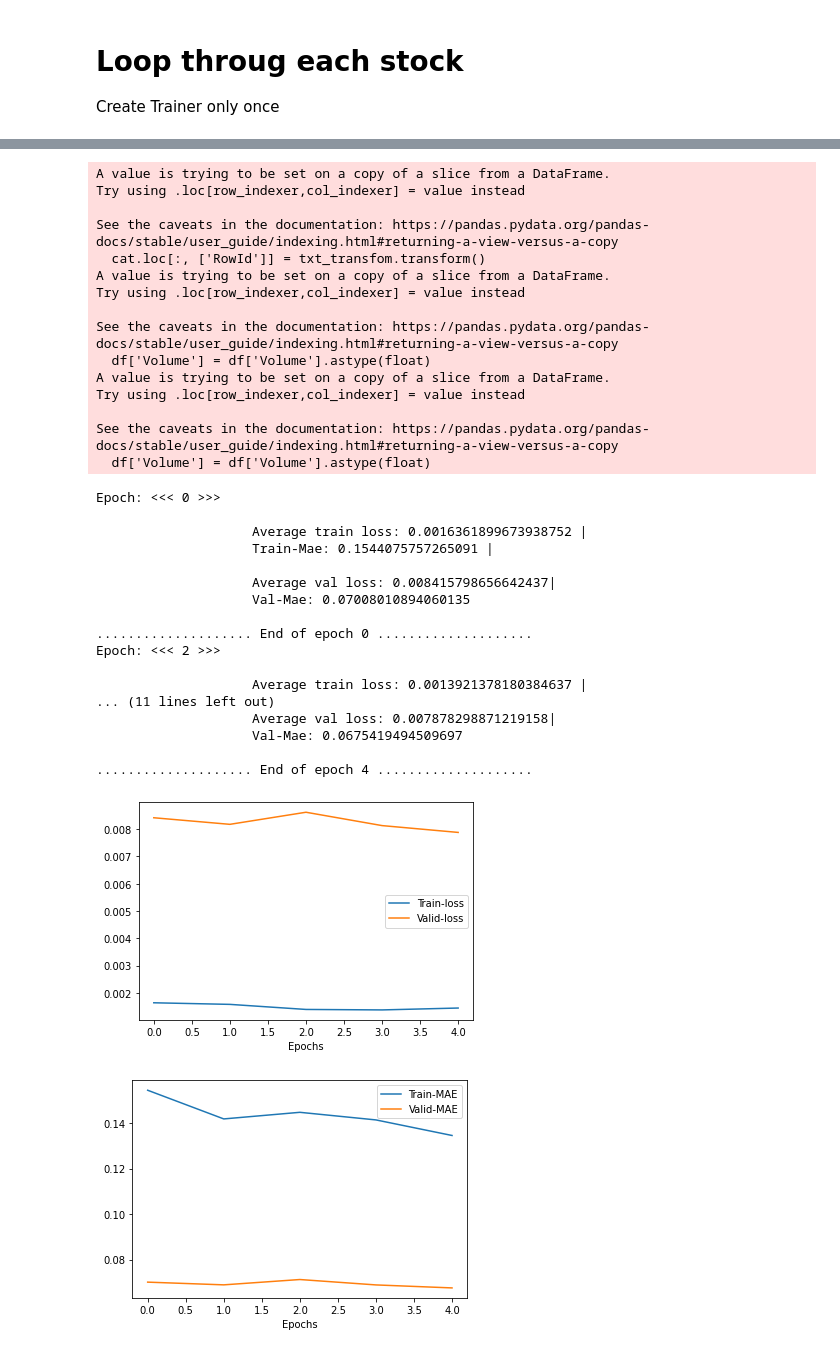
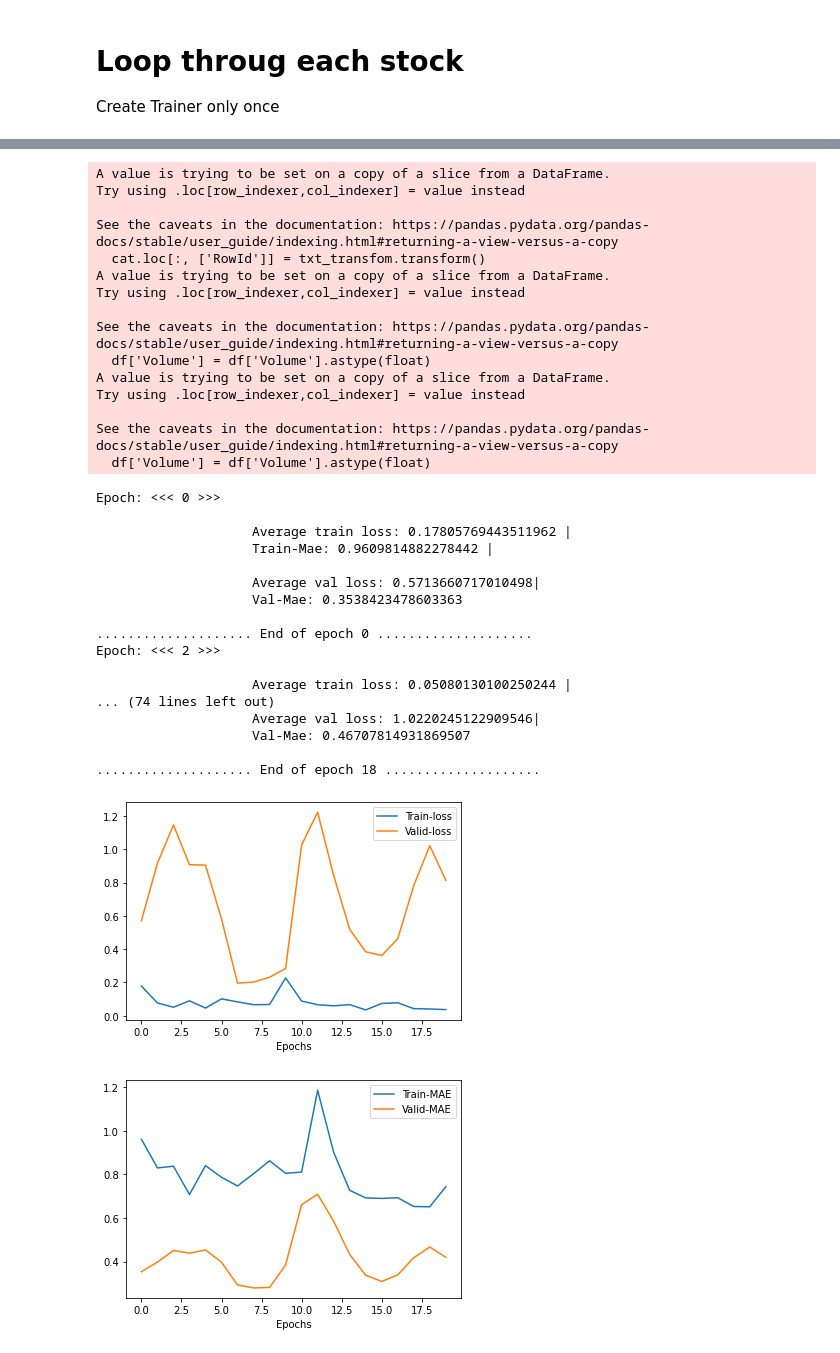
Before and after one commit to gilberto-BE/TokyoStockEx, a Jupyter notebook: notebooks/ML ALL STOCKS.ipynb, the cells around one changed output, grey strips where cells are left out. Cells and saved outputs as stored; diff of their text form; code cells hidden in the pictures.

```diff
--- a/notebooks/ML ALL STOCKS.ipynb
+++ b/notebooks/ML ALL STOCKS.ipynb
@@ -95,13 +95,13 @@ CAT_FEATURES: 4
 
 model = NeuralNetwork(
     in_features=TS_IN_FEATURES,
-    units=1024,
+    units=512,
     out_features=1,
     categorical_dim=CAT_FEATURES,
     no_embedding=NO_EMBEDDING,
     emb_dim=EMBEDDING_DIM,
     n_blocks=4,
-    n_stacks=2,
+    n_stacks=3,
     dropout=0.3
 )
 
@@ -133,12 +133,12 @@ stocks = train_df['SecuritiesCode'].unique()
 count = 0
 BATCH_SIZE = 512
 
-trainer = Trainer(model, optimizer_name='rmsprop', lr=1.3333e-6)
+trainer = Trainer(model, optimizer_name='adam', lr=1.3333e-5)
 torch.autograd.set_detect_anomaly(True)
 
 for s in stocks:
     train_loader, val_dataloader = None, None
-    if count > 60:
+    if count > 15:
         break
     print(f'Start training for stock: {s}')
 
@@ -150,7 +150,7 @@ for s in stocks:
         val_dataloader,
         use_cyclic_lr=True,
         x_cat=True,
-        epochs=5
+        epochs=20
     )
     print('#' * 20)
     print()
@@ -198,41 +198,41 @@ Epoch: <<< 2 >>>
 ####################
 
 Start training for stock: 1332
 continuos shape: (1202, 9)  categorical shape: (1202, 4)
 A value is trying to be set on a copy of a slice from a DataFrame.
 Try using .loc[row_indexer,col_indexer] = value instead
 
 See the caveats in the documentation: https://pandas.pydata.org/pandas-docs/stable/user_guide/indexing.html#returning-a-view-versus-a-copy
   cat.loc[:, ['RowId']] = txt_transfom.transform()
 A value is trying to be set on a copy of a slice from a DataFrame.
 Try using .loc[row_indexer,col_indexer] = value instead
 
 See the caveats in the documentation: https://pandas.pydata.org/pandas-docs/stable/user_guide/indexing.html#returning-a-view-versus-a-copy
   df['Volume'] = df['Volume'].astype(float)
 A value is trying to be set on a copy of a slice from a DataFrame.
 Try using .loc[row_indexer,col_indexer] = value instead
 
 See the caveats in the documentation: https://pandas.pydata.org/pandas-docs/stable/user_guide/indexing.html#returning-a-view-versus-a-copy
   df['Volume'] = df['Volume'].astype(float)
 Epoch: <<< 0 >>>
 
-                    Average train loss: 0.0016361899673938752 |
-                    Train-Mae: 0.1544075757265091 |
+                    Average train loss: 0.17805769443511962 |
+                    Train-Mae: 0.9609814882278442 |
 
-                    Average val loss: 0.008415798656642437|
-                    Val-Mae: 0.07008010894060135
+                    Average val loss: 0.5713660717010498|
+                    Val-Mae: 0.3538423478603363
 
 .................... End of epoch 0 ....................
 Epoch: <<< 2 >>>
 
-                    Average train loss: 0.0013921378180384637 |
-... (11 lines left out)
-                    Average val loss: 0.007878298871219158|
-                    Val-Mae: 0.0675419494509697
+                    Average train loss: 0.05080130100250244 |
+... (74 lines left out)
+                    Average val loss: 1.0220245122909546|
+                    Val-Mae: 0.46707814931869507
 
-.................... End of epoch 4 ....................
+.................... End of epoch 18 ....................
-[figure, old version]
+[figure, new version]
-[figure, old version]
+[figure, new version]
 ####################
 
 Start training for stock: 1333
```
Also changed, not shown: parts of 2 cells of this notebook, 2 other files.
